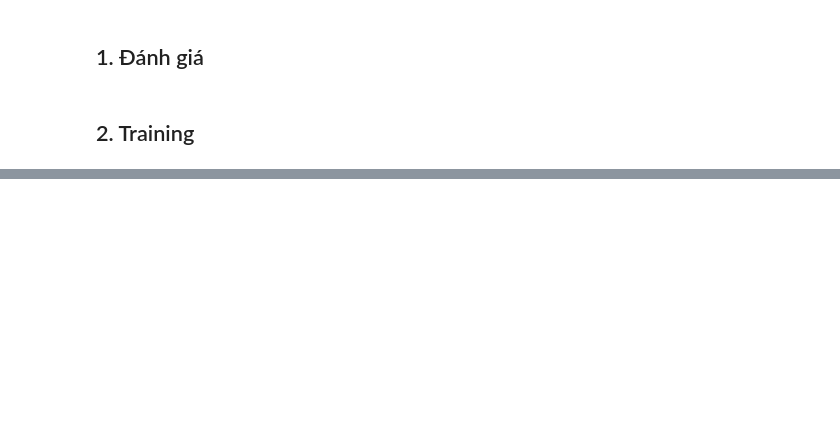
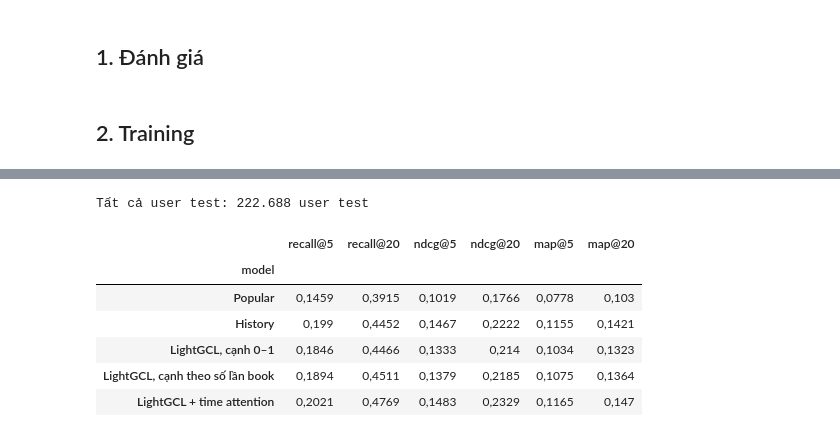
Before and after one commit to phamminh0811/next-best-product, a Jupyter notebook: next-best-product/notebooks/LightGCL.ipynb, the cells around one changed output, grey strips where cells are left out. Saved outputs shown, nothing was run; the diff lists cells and outputs as text; code cells hidden in the pictures; blank space fills up the shorter version.

```diff
--- a/next-best-product/notebooks/LightGCL.ipynb
+++ b/next-best-product/notebooks/LightGCL.ipynb
@@ -295,20 +226,0 @@ Thử nghiệm các trường hợp sau, đo bằng Recall@K và NDCG@K (K = 5,
-# %%
-loaded = {}
-
-
-def load_best(spec):
-    """Variant model holding the parameters of its best validation epoch."""
-    run, key = spec["checkpoint"]
-    if run not in loaded:
-        loaded[run] = torch.load(PROJECT_ROOT / "data" / "runs" / run / "model.pt", map_location="cpu", weights_only=False)
-        assert np.array_equal(loaded[run]["user_ids"], user_index.to_numpy()), f"{run} was trained on another split"
-    model = make_model(spec)
-    model.load_state_dict(loaded[run]["states"][key])
-    return model
-
-
-scorers = {"Popular": pop_scores, "History": history_scores}
-for label, spec in cfg.variants.items():
-    scorers[label] = lightgcl_scorer(load_best(spec))
-test_results = pd.DataFrame({name: evaluate(fn, test_split) for name, fn in scorers.items()}).T
-display(fmt_table(test_results))
@@ -322,0 +371,52 @@ display(fmt_table(test_results))
+# %%
+@torch.no_grad()
+def fold_in(model, graph):
+    """Graph-view embeddings of a trained model propagated over graph with the graph's own adjacency (adjacency(graph,
+    model.edges)): the trained E_i0, the trained E_u0 for the users the model has seen and 0 for the others; nothing is
+    trained."""
+    adj_u, adj_i = (to_torch_sparse(a.tocoo(), DEVICE) for a in adjacency(graph, model.edges))
+    E_u0 = torch.zeros(graph.n_users, model.state["E_u_0"].shape[1], device=DEVICE)
+    rows = graph.user_index.get_indexer(model.user_ids)
+    assert (rows >= 0).all(), "every user of the model must stay in the graph"
+    E_u0[torch.as_tensor(rows, device=DEVICE)] = model.state["E_u_0"].to(DEVICE)
+    E_u, E_i = [E_u0], [model.state["E_i_0"].to(DEVICE)]
+    for _ in range(cfg.n_layers):  # the propagation of LightGCL.graph_layers
+        E_u.append(torch.spmm(adj_u, E_i[-1]))
+        E_i.append(torch.spmm(adj_i, E_u[-2]))
+    return sum(E_u), sum(E_i)
+
+
+def fold_in_scorer(model, graph):
+    E_u, E_i = fold_in(model, graph)
+    return with_fallback(
+        lambda user_ids: E_u[torch.as_tensor(graph.user_index.get_indexer(user_ids), device=DEVICE)] @ E_i.T, graph)
+
+
+# mmap: only the states used here are read from the checkpoints of LightGCL_Click.ipynb
+checkpoints = {run: torch.load(PROJECT_ROOT / "data" / "runs" / run / "model.pt", map_location="cpu", mmap=True,
+                               weights_only=False)
+               for run in {run for run, _, _ in cfg.old_models.values()}}
+MODELS = {label: SimpleNamespace(state=checkpoints[run]["states"][variant], user_ids=checkpoints[run]["user_ids"][variant],
+                                 edges=edges, val=checkpoints[run]["results"][variant][f"val {cfg.main_metric}"])
+          for label, (run, variant, edges) in cfg.old_models.items()}
+MODELS["LightGCL + time attention"] = SimpleNamespace(state=saved["state"], user_ids=saved["user_ids"], edges="time",
+                                                      val=saved["result"][f"val {cfg.main_metric}"])
+del checkpoints
+
+# Check: over the training graph, fold-in gives back the validation score each model had when trained.
+display(fmt_table(pd.DataFrame({
+    label: {f"val {cfg.main_metric} lúc train": m.val,
+            "fold-in trên graph train": evaluate(fold_in_scorer(m, GRAPHS["train"]), val_split,
+                                                 GRAPHS["train"].user_index)[cfg.main_metric]}
+    for label, m in MODELS.items()
+}).T))
+
+scorers = {"Popular": popular(GRAPHS["train+val"]), "History": history(GRAPHS["train+val"]),
+           **{label: fold_in_scorer(m, GRAPHS["train+val"]) for label, m in MODELS.items()}}
+test_results = pd.concat({group: pd.DataFrame({name: evaluate(fn, test_split, users) for name, fn in scorers.items()}).T
+                          for group, users in USER_GROUPS.items()}, names=["nhóm", "model"])
+test_results.to_csv(run_dir / "test_results.csv")
+for group in ("Tất cả user test", "User cũ (đã book trước 11/2014)", "User mới (chưa book trước 11/2014)"):
+    print(f"{group}: {fmt_num(group_sizes[group])} user test")
+    display(fmt_table(test_results.loc[group, REPORT]))
+# %% [output]
@@ -322,0 +427,8 @@ display(fmt_table(test_results))
+Tất cả user test: 222.688 user test
+|  | recall@5 | recall@20 | ndcg@5 | ndcg@20 | map@5 | map@20 |
+| model |  |  |  |  |  |  |
+| Popular | 0,1459 | 0,3915 | 0,1019 | 0,1766 | 0,0778 | 0,103 |
+| History | 0,199 | 0,4452 | 0,1467 | 0,2222 | 0,1155 | 0,1421 |
+| LightGCL, cạnh 0–1 | 0,1846 | 0,4466 | 0,1333 | 0,214 | 0,1034 | 0,1323 |
+| LightGCL, cạnh theo số lần book | 0,1894 | 0,4511 | 0,1379 | 0,2185 | 0,1075 | 0,1364 |
+| LightGCL + time attention | 0,2021 | 0,4769 | 0,1483 | 0,2329 | 0,1165 | 0,147 |
```
Also changed, not shown: parts of 15 cells of this notebook, 3 other files.
